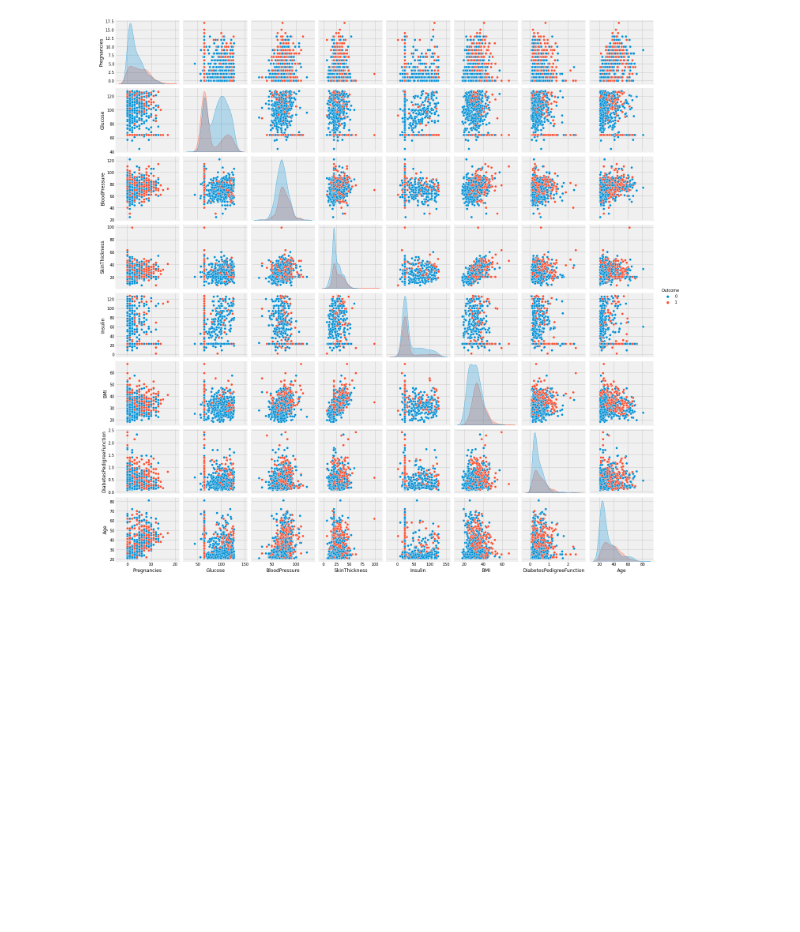
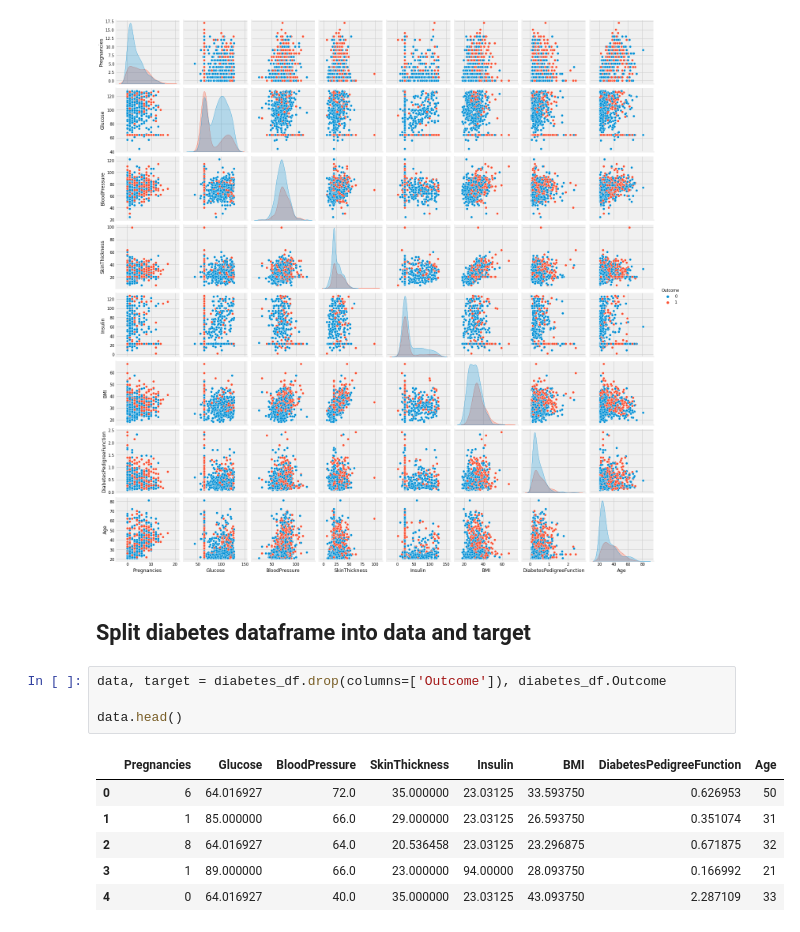
Before and after one commit to dajebbar/Diabetes-Classification, a Jupyter notebook: Dabetes_Classification.ipynb, the cells around one changed output. Drawn from its saved outputs; the diff is of its cells as text; blank space fills up the shorter version.

```diff
--- a/Dabetes_Classification.ipynb
+++ b/Dabetes_Classification.ipynb
@@ -327,3 +331,16 @@ sns.pairplot(data=diabetes_df, hue='Outcome')
 # %% [output]
 <seaborn.axisgrid.PairGrid at 0x...>
 [figure]
+# %% [markdown]
+## Split diabetes dataframe into data and target
+# %%
+data, target = diabetes_df.drop(columns=['Outcome']), diabetes_df.Outcome
+
+data.head()
+# %% [output]
+|  | Pregnancies | Glucose | BloodPressure | SkinThickness | Insulin | BMI | DiabetesPedigreeFunction | Age |
+| 0 | 6 | 64.016927 | 72.0 | 35.000000 | 23.03125 | 33.593750 | 0.626953 | 50 |
+| 1 | 1 | 85.000000 | 66.0 | 29.000000 | 23.03125 | 26.593750 | 0.351074 | 31 |
+| 2 | 8 | 64.016927 | 64.0 | 20.536458 | 23.03125 | 23.296875 | 0.671875 | 32 |
+| 3 | 1 | 89.000000 | 66.0 | 23.000000 | 94.00000 | 28.093750 | 0.166992 | 21 |
+| 4 | 0 | 64.016927 | 40.0 | 35.000000 | 23.03125 | 43.093750 | 2.287109 | 33 |
```
Also changed, not shown: parts of 3 cells of this notebook.
